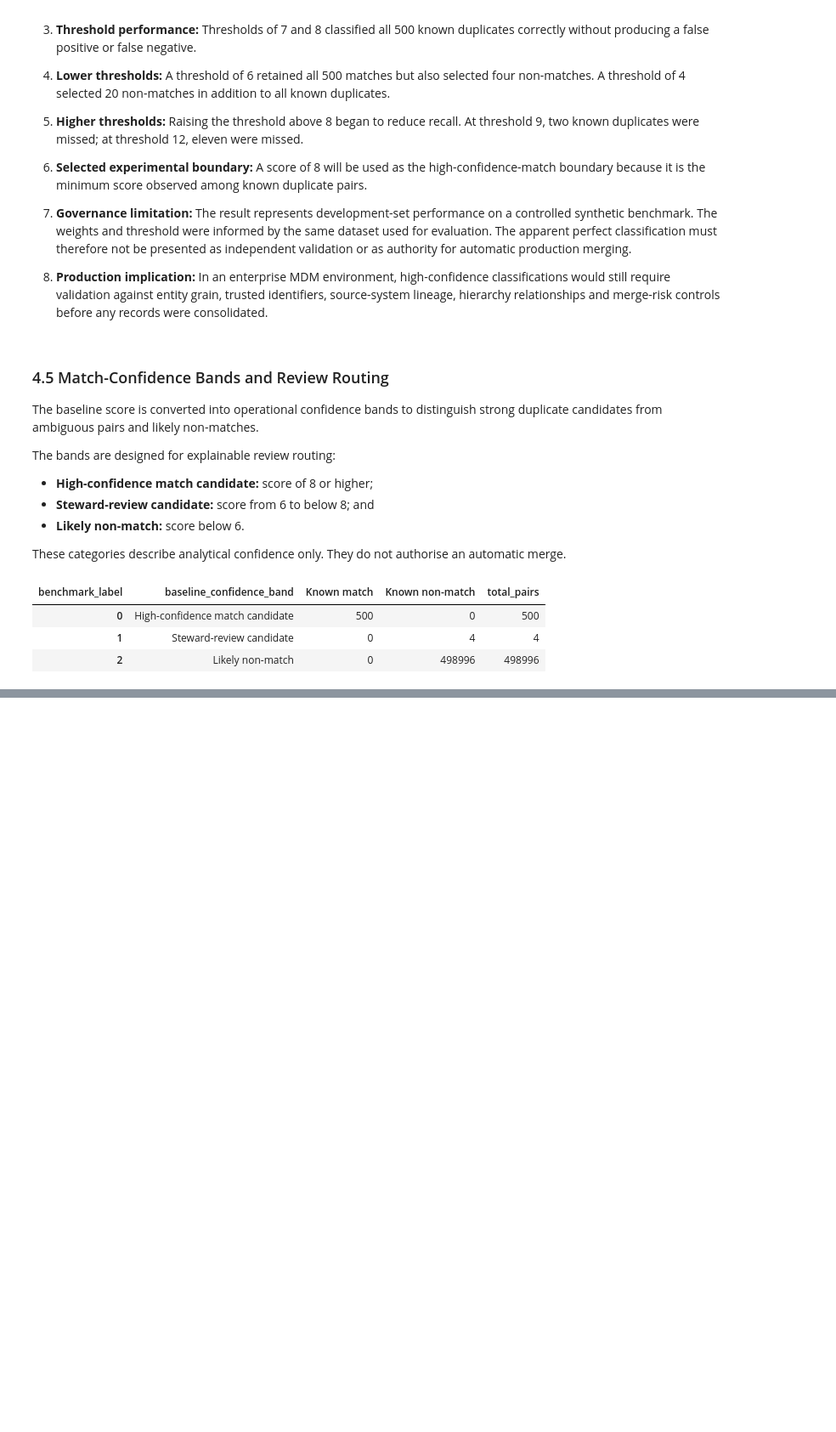
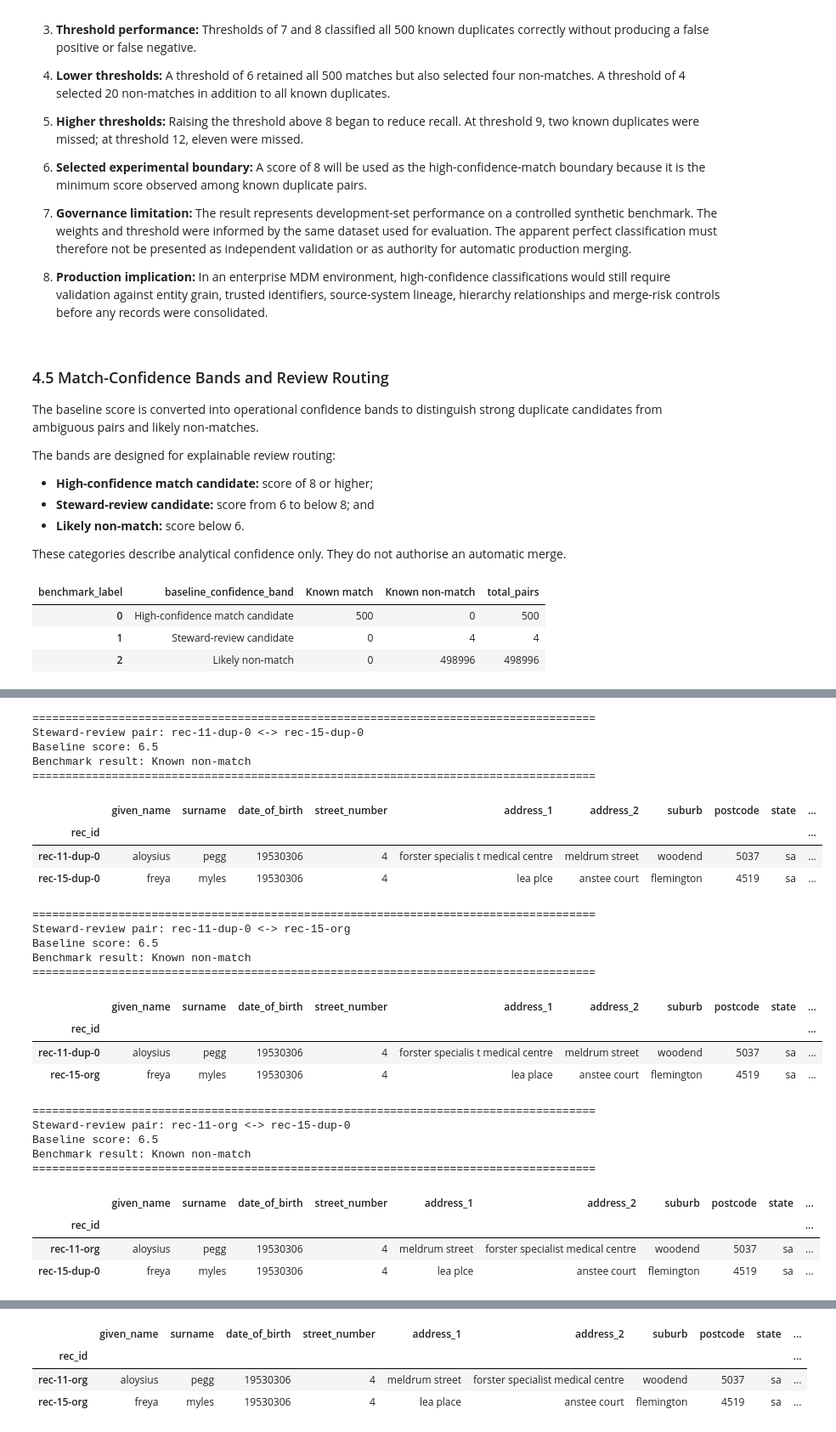
Before and after one commit to WaleBalogunK/Repository-name-entity-resolution-golden-record-lab, a Jupyter notebook: notebooks/01_data_acquisition_and_initial_audit.ipynb, the cells around one changed output, grey strips where cells are left out. Shown at 85% size. Saved outputs shown, nothing was run; the diff lists cells and outputs as text; code cells hidden in the pictures; blank space fills up the shorter version.

```diff
--- a/notebooks/01_data_acquisition_and_initial_audit.ipynb
+++ b/notebooks/01_data_acquisition_and_initial_audit.ipynb
@@ -4877,0 +5205,76 @@ baseline_band_summary
+# %%
+source_review_fields = [
+    "given_name",
+    "surname",
+    "date_of_birth",
+    "street_number",
+    "address_1",
+    "address_2",
+    "suburb",
+    "postcode",
+    "state",
+    "soc_sec_id"
+]
+
+for _, review_pair in (
+    baseline_steward_review_queue.iterrows()
+):
+    record_id_1 = review_pair["record_id_1"]
+    record_id_2 = review_pair["record_id_2"]
+
+    print("\n" + "=" * 85)
+
+    print(
+        f"Steward-review pair: "
+        f"{record_id_1} <-> {record_id_2}"
+    )
+
+    print(
+        "Baseline score: "
+        f"{review_pair['baseline_match_score']}"
+    )
+
+    print(
+        "Benchmark result: "
+        f"{review_pair['benchmark_label']}"
+    )
+
+    print("=" * 85)
+
+    display(
+        febrl_records.loc[
+            [
+                record_id_1,
+                record_id_2
+            ],
+            source_review_fields
+        ]
+    )
+# %% [output]
+=====================================================================================
+Steward-review pair: rec-11-dup-0 <-> rec-15-dup-0
+Baseline score: 6.5
+Benchmark result: Known non-match
+=====================================================================================
+|  | given_name | surname | date_of_birth | street_number | address_1 | address_2 | suburb | postcode | state | ... |
+| rec_id |  |  |  |  |  |  |  |  |  | ... |
+| rec-11-dup-0 | aloysius | pegg | 19530306 | 4 | forster specialis t medical centre | meldrum street | woodend | 5037 | sa | ... |
+| rec-15-dup-0 | freya | myles | 19530306 | 4 | lea plce | anstee court | flemington | 4519 | sa | ... |
+=====================================================================================
+Steward-review pair: rec-11-dup-0 <-> rec-15-org
+Baseline score: 6.5
+Benchmark result: Known non-match
+=====================================================================================
+|  | given_name | surname | date_of_birth | street_number | address_1 | address_2 | suburb | postcode | state | ... |
+| rec_id |  |  |  |  |  |  |  |  |  | ... |
+| rec-11-dup-0 | aloysius | pegg | 19530306 | 4 | forster specialis t medical centre | meldrum street | woodend | 5037 | sa | ... |
+| rec-15-org | freya | myles | 19530306 | 4 | lea place | anstee court | flemington | 4519 | sa | ... |
+=====================================================================================
+Steward-review pair: rec-11-org <-> rec-15-dup-0
+Baseline score: 6.5
+Benchmark result: Known non-match
+=====================================================================================
+|  | given_name | surname | date_of_birth | street_number | address_1 | address_2 | suburb | postcode | state | ... |
+| rec_id |  |  |  |  |  |  |  |  |  | ... |
+| rec-11-org | aloysius | pegg | 19530306 | 4 | meldrum street | forster specialist medical centre | woodend | 5037 | sa | ... |
+| rec-15-dup-0 | freya | myles | 19530306 | 4 | lea plce | anstee court | flemington | 4519 | sa | ... |
@@ -4877,0 +5286,4 @@ baseline_band_summary
+|  | given_name | surname | date_of_birth | street_number | address_1 | address_2 | suburb | postcode | state | ... |
+| rec_id |  |  |  |  |  |  |  |  |  | ... |
+| rec-11-org | aloysius | pegg | 19530306 | 4 | meldrum street | forster specialist medical centre | woodend | 5037 | sa | ... |
+| rec-15-org | freya | myles | 19530306 | 4 | lea place | anstee court | flemington | 4519 | sa | ... |
```
Also changed, not shown: parts of 8 cells of this notebook.
